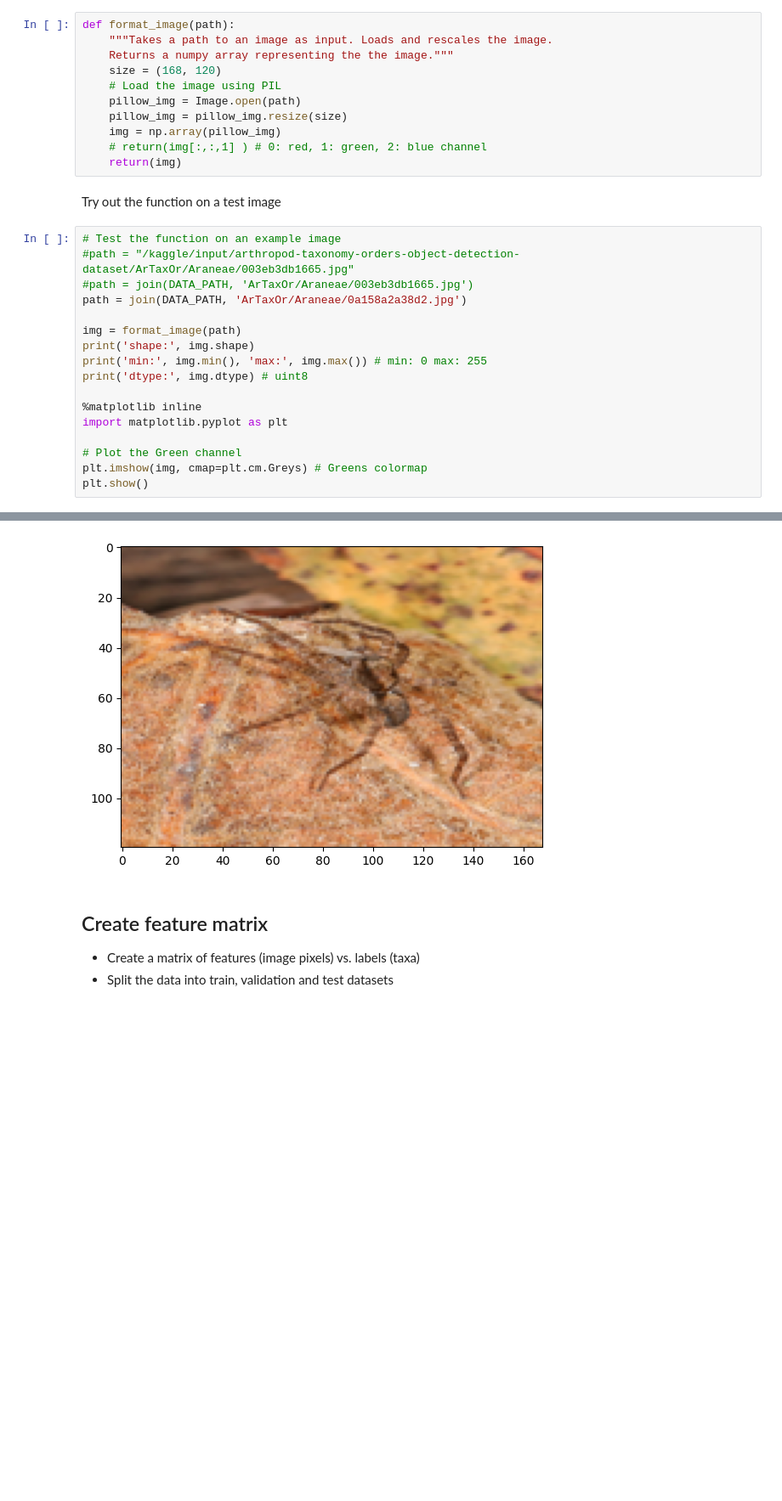
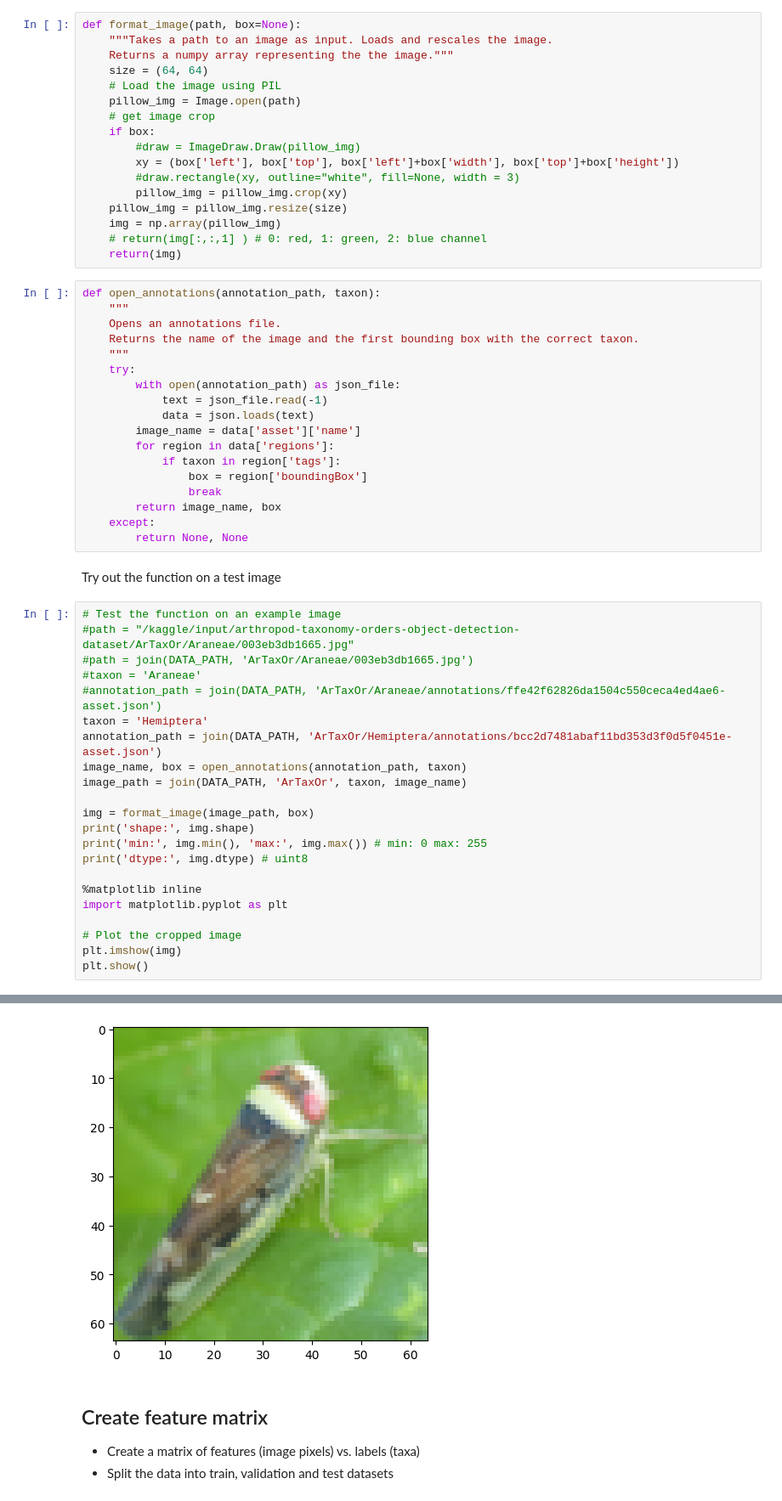
Before and after one commit to aot29/arthropod_taxonomy, a Jupyter notebook: 00_process_data.ipynb, the cells around one changed output, grey strips where cells are left out. Shown at 85% size. Saved outputs shown, nothing was run; the diff lists cells and outputs as text; blank space fills up the shorter version.

```diff
--- a/00_process_data.ipynb
+++ b/00_process_data.ipynb
@@ -29,23 +30,52 @@ import numpy as np
 # %%
-def format_image(path):
+def format_image(path, box=None):
     """Takes a path to an image as input. Loads and rescales the image.
     Returns a numpy array representing the the image."""
-    size = (168, 120)
+    size = (64, 64)
     # Load the image using PIL
     pillow_img = Image.open(path)
+    # get image crop
+    if box:
+        #draw = ImageDraw.Draw(pillow_img)
+        xy = (box['left'], box['top'], box['left']+box['width'], box['top']+box['height'])
+        #draw.rectangle(xy, outline="white", fill=None, width = 3)
+        pillow_img = pillow_img.crop(xy)
     pillow_img = pillow_img.resize(size)
     img = np.array(pillow_img)
     # return(img[:,:,1] ) # 0: red, 1: green, 2: blue channel
     return(img)
+# %%
+def open_annotations(annotation_path, taxon):
+    """
+    Opens an annotations file.
+    Returns the name of the image and the first bounding box with the correct taxon.
+    """
+    try:
+        with open(annotation_path) as json_file:
+            text = json_file.read(-1)
+            data = json.loads(text)
+        image_name = data['asset']['name']
+        for region in data['regions']:
+            if taxon in region['tags']:
+                box = region['boundingBox']
+                break
+        return image_name, box
+    except:
+        return None, None
 # %% [markdown]
 Try out the function on a test image
 # %%
 # Test the function on an example image
 #path = "/kaggle/input/arthropod-taxonomy-orders-object-detection-dataset/ArTaxOr/Araneae/003eb3db1665.jpg"
 #path = join(DATA_PATH, 'ArTaxOr/Araneae/003eb3db1665.jpg')
-path = join(DATA_PATH, 'ArTaxOr/Araneae/0a158a2a38d2.jpg')
+#taxon = 'Araneae'
+#annotation_path = join(DATA_PATH, 'ArTaxOr/Araneae/annotations/ffe42f62826da1504c550ceca4ed4ae6-asset.json')
+taxon = 'Hemiptera'
+annotation_path = join(DATA_PATH, 'ArTaxOr/Hemiptera/annotations/bcc2d7481abaf11bd353d3f0d5f0451e-asset.json')
+image_name, box = open_annotations(annotation_path, taxon)
+image_path = join(DATA_PATH, 'ArTaxOr', taxon, image_name)
 
-img = format_image(path)
+img = format_image(image_path, box)
 print('shape:', img.shape)
 print('min:', img.min(), 'max:', img.max()) # min: 0 max: 255
 print('dtype:', img.dtype) # uint8
@@ -53,7 +83,7 @@ print('dtype:', img.dtype) # uint8
 %matplotlib inline
 import matplotlib.pyplot as plt
 
-# Plot the Green channel
-plt.imshow(img, cmap=plt.cm.Greys) # Greens colormap
+# Plot the cropped image
+plt.imshow(img)
 plt.show()
 # %% [output]
@@ -62,5 +92,5 @@ min: 6 max: 255
 dtype: uint8
-[figure, old version]
+[figure, new version]
 # %% [markdown]
 ## Create feature matrix
 
```
Also changed, not shown: parts of 4 cells of this notebook, 3 other files.
